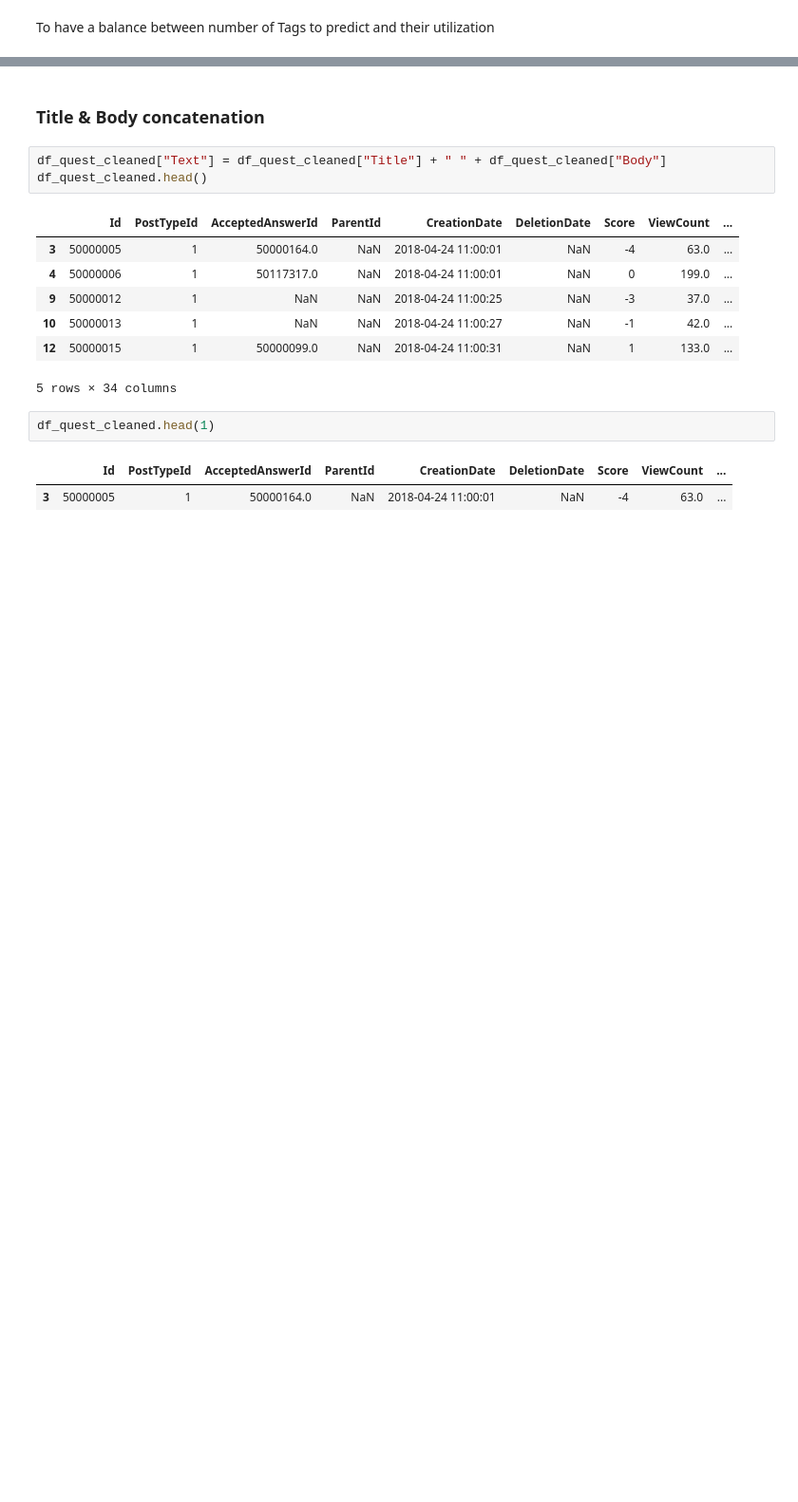
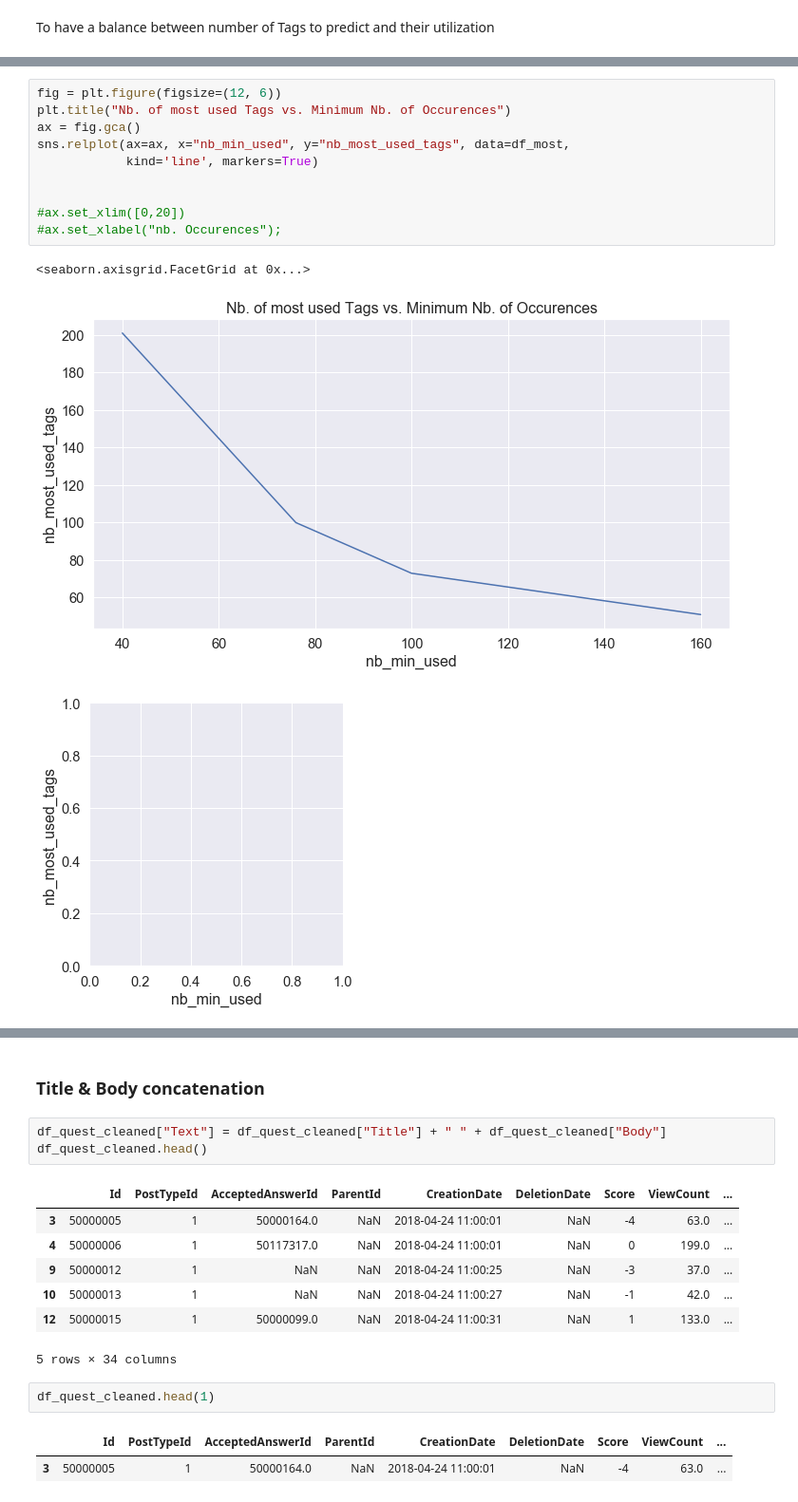
Before and after one commit to jeugregg/Stack-Overflow-tagger, a Jupyter notebook: 01_OC_IML_Project_5_explorations.ipynb, the cells around one changed output, grey strips where cells are left out. Shown at 95% size. Saved outputs shown, nothing was run; the diff lists cells and outputs as text; blank space fills up the shorter version.

```diff
--- a/01_OC_IML_Project_5_explorations.ipynb
+++ b/01_OC_IML_Project_5_explorations.ipynb
@@ -634 +663,15 @@ Nb Tags used more than 76 times : 100 over 8765 Tags [1.14%]
+# %%
+fig = plt.figure(figsize=(12, 6))
+plt.title("Nb. of most used Tags vs. Minimum Nb. of Occurences")
+ax = fig.gca()
+sns.relplot(ax=ax, x="nb_min_used", y="nb_most_used_tags", data=df_most,
+            kind='line', markers=True)
+
+
+#ax.set_xlim([0,20])
+#ax.set_xlabel("nb. Occurences");
+# %% [output]
+<seaborn.axisgrid.FacetGrid at 0x...>
+[figure, added]
+[figure, added]
 # %%
```
Also changed, not shown: parts of 24 cells of this notebook.
